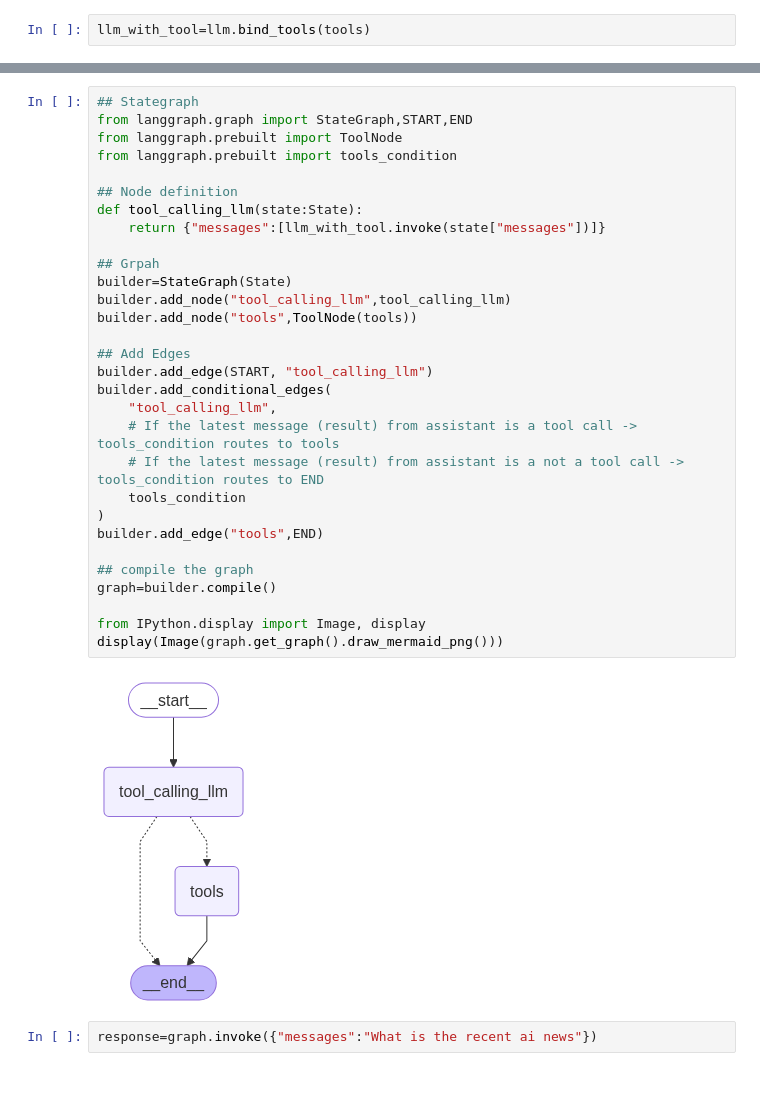
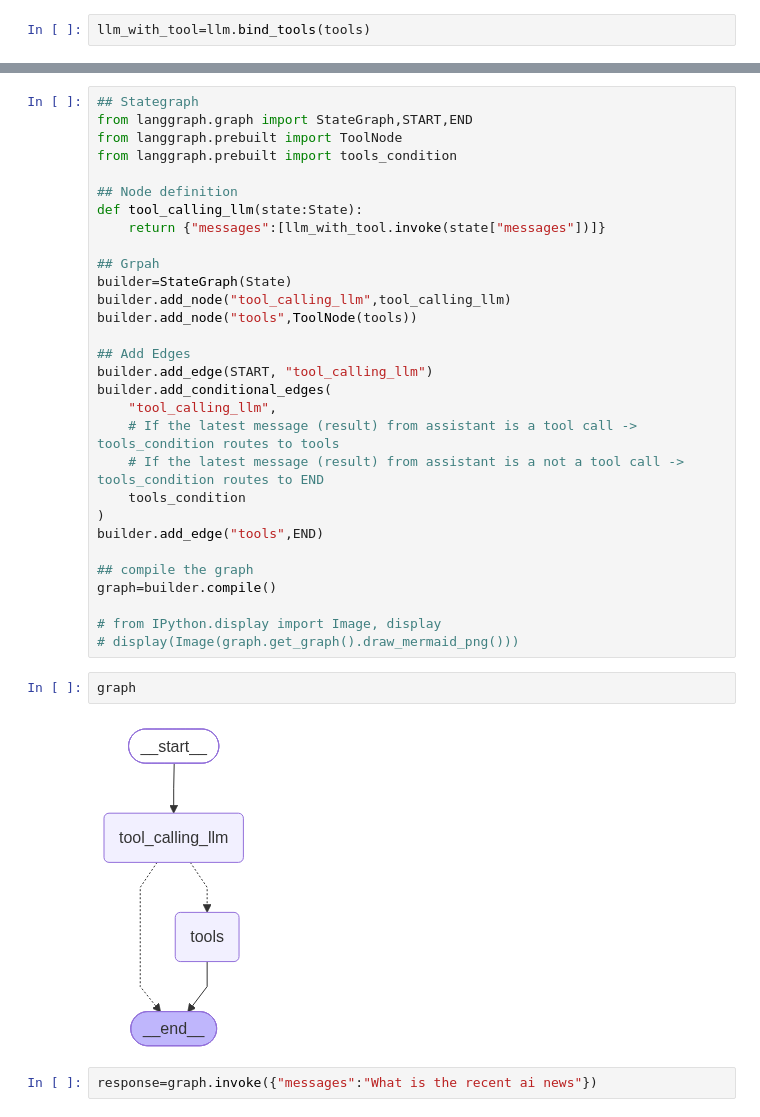
Before and after one commit to pskshyam/Langgraph-crash-course, a Jupyter notebook: 1-BasicChatbot/chatbot.ipynb, the cells around one changed output, grey strips where cells are left out. Cells and saved outputs as stored; diff of their text form; blank space fills up the shorter version.

```diff
--- a/1-BasicChatbot/chatbot.ipynb
+++ b/1-BasicChatbot/chatbot.ipynb
@@ -142,10 +189,12 @@ builder.add_edge("tools",END)
 ## compile the graph
 graph=builder.compile()
 
-from IPython.display import Image, display
-display(Image(graph.get_graph().draw_mermaid_png()))
+# from IPython.display import Image, display
+# display(Image(graph.get_graph().draw_mermaid_png()))
-# %% [output]
-[figure, removed]
+# %%
+graph
+# %% [output]
+[figure, added]
 # %%
 response=graph.invoke({"messages":"What is the recent ai news"})
 # %%
```
Also changed, not shown: parts of 22 cells of this notebook.
